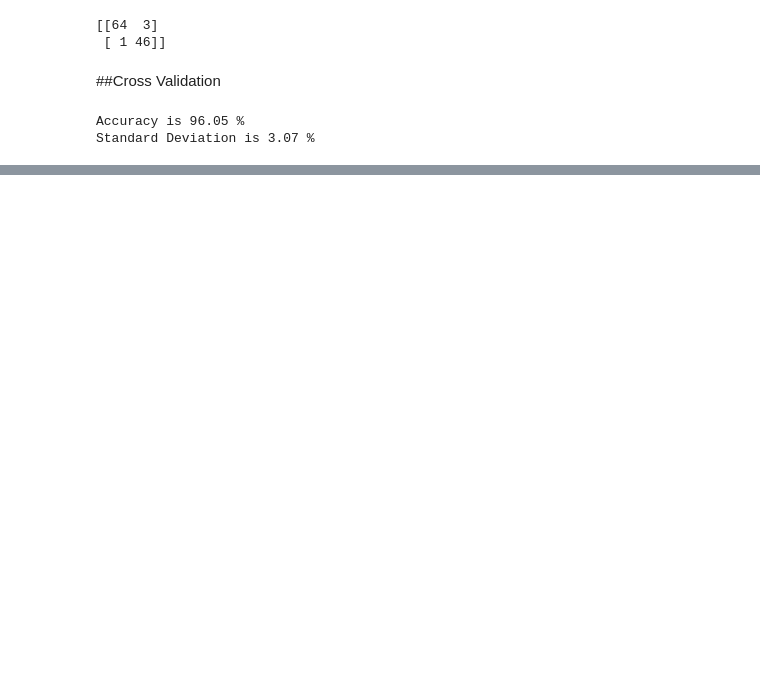
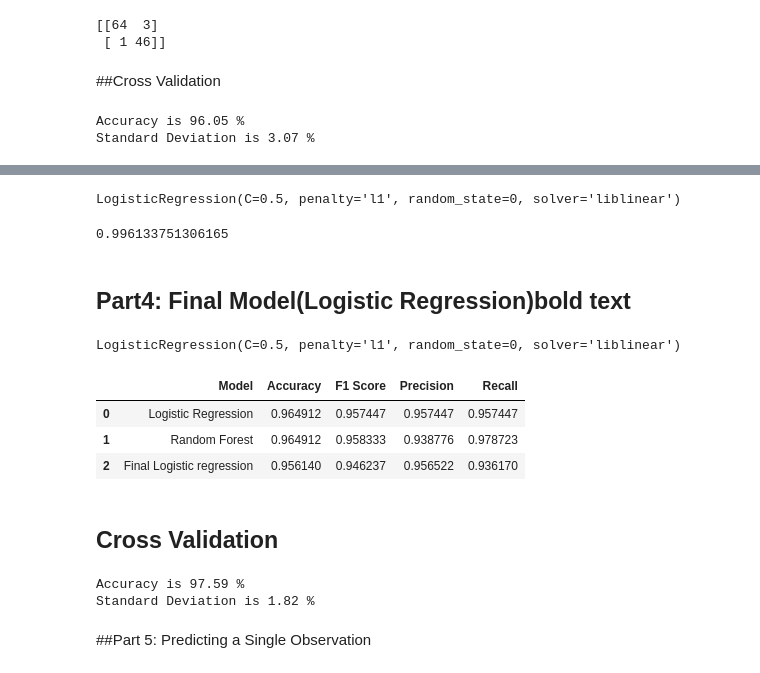
Before and after one commit to msaif28/Applied-AI, a Jupyter notebook: Breast_cancer_detection.ipynb, the cells around one changed output, grey strips where cells are left out. Drawn from its saved outputs; the diff is of its cells as text; code cells hidden in the pictures; blank space fills up the shorter version.

```diff
--- a/Breast_cancer_detection.ipynb
+++ b/Breast_cancer_detection.ipynb
@@ -435,0 +462,9 @@ Standard Deviation is 3.07 %
+# %%
+randomized_search = RandomizedSearchCV(estimator = classifier_lr, param_distributions = parameters,
+                                 n_iter = 5, scoring='roc_auc', n_jobs = -1, cv = 5, verbose=3)
+
+# cv: cross-validation
+# n_jobs = -1:
+# Number of jobs to run in parallel. -1 means using all processors
+# %%
+randomized_search.fit(x_train, y_train)
@@ -435,0 +483,54 @@ Standard Deviation is 3.07 %
+# %%
+randomized_search.best_estimator_
+# %% [output]
+LogisticRegression(C=0.5, penalty='l1', random_state=0, solver='liblinear')
+# %%
+randomized_search.best_score_
+# %% [output]
+0.996133751306165
+# %% [markdown]
+## Part4: Final Model(Logistic Regression)**bold text**
+# %%
+from sklearn.linear_model import LogisticRegression
+classifier = LogisticRegression(C=0.5, class_weight=None, dual=False, fit_intercept=True,
+                   intercept_scaling=1, l1_ratio=None, max_iter=100,
+                   multi_class='auto', n_jobs=None, penalty='l1',
+                   random_state=0, solver='liblinear', tol=0.0001, verbose=0,
+                   warm_start=False)
+classifier.fit(x_train, y_train)
+
+# from randomized_search.fit
+# %% [output]
+LogisticRegression(C=0.5, penalty='l1', random_state=0, solver='liblinear')
+# %%
+y_pred = classifier.predict(x_test)
+# %%
+acc = accuracy_score(y_test, y_pred)
+prec = precision_score(y_test, y_pred)
+rec = recall_score(y_test, y_pred)
+f1 = f1_score(y_test, y_pred)
+
+model_results = pd.DataFrame([['Final Logistic regression', acc, prec, rec, f1]],
+               columns = ['Model', 'Accuracy', 'Precision', 'Recall', 'F1 Score'])
+
+
+results = results.append(model_results, ignore_index = True)
+results
+# %% [output]
+|  | Model | Accuracy | F1 Score | Precision | Recall |
+| 0 | Logistic Regression | 0.964912 | 0.957447 | 0.957447 | 0.957447 |
+| 1 | Random Forest | 0.964912 | 0.958333 | 0.938776 | 0.978723 |
+| 2 | Final Logistic regression | 0.956140 | 0.946237 | 0.956522 | 0.936170 |
+# %% [markdown]
+## Cross Validation
+# %%
+from sklearn.model_selection import cross_val_score
+accuracies = cross_val_score(estimator=classifier, X=x_train, y=y_train, cv=10)
+
+print("Accuracy is {:.2f} %".format(accuracies.mean()*100))
+print("Standard Deviation is {:.2f} %".format(accuracies.std()*100))
+# %% [output]
+Accuracy is 97.59 %
+Standard Deviation is 1.82 %
+# %% [markdown]
+##Part 5: Predicting a Single Observation
```
Also changed, not shown: parts of 16 cells of this notebook.
